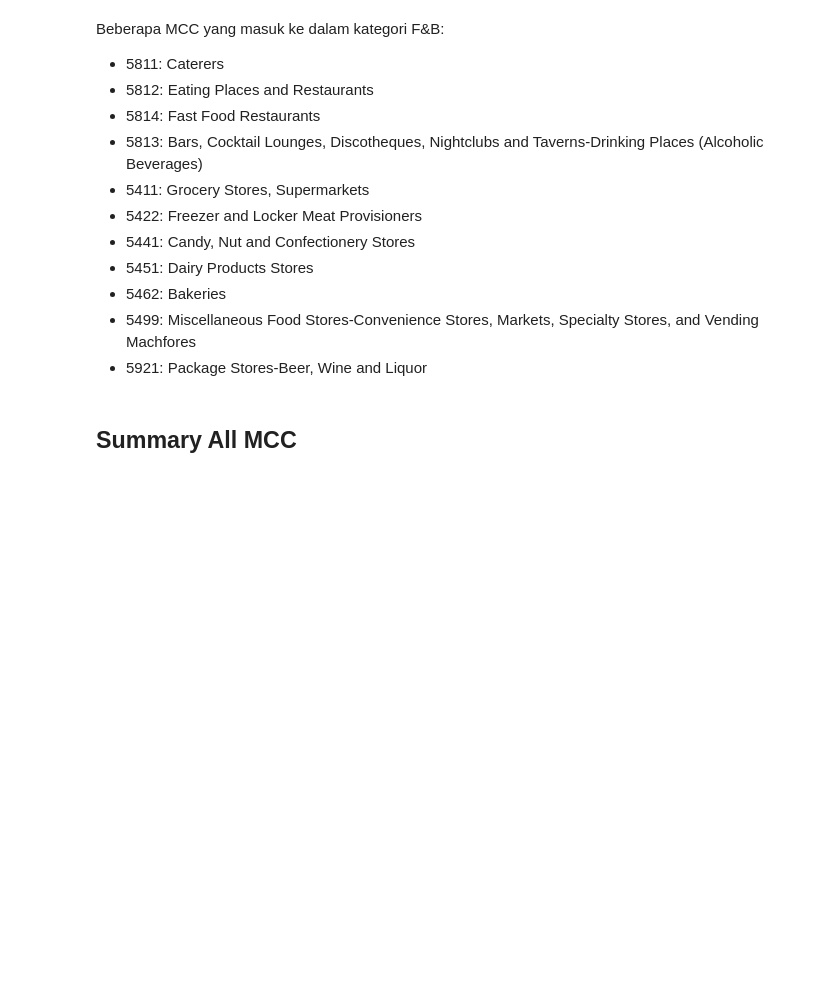
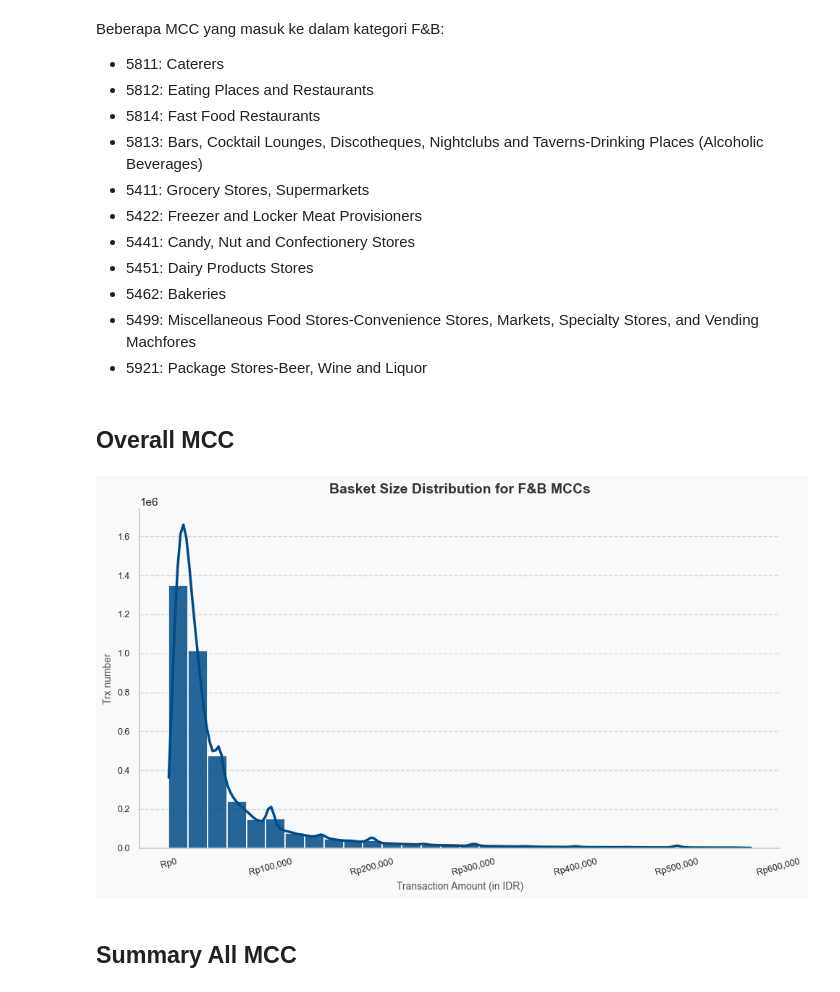
Before and after one commit to FakhriAl-farobi/qris-insight, a Jupyter notebook: F&B/abs.ipynb, the cells around one changed output. Saved outputs shown, nothing was run; the diff lists cells and outputs as text; code cells hidden in the pictures; blank space fills up the shorter version.

Commit message:
overall update

```diff
--- a/F&B/abs.ipynb
+++ b/F&B/abs.ipynb
@@ -50,3 +50,5 @@ with engine.connect() as connection:
     df = pd.DataFrame(result.fetchall(), columns=result.keys())
 # %%
 df['amount'] = df['amount'].astype(float)
+# %% [markdown]
+## Overall MCC
@@ -53,3 +58,36 @@ df['amount'] = df['amount'].astype(float)
+# %%
+q99 = df['amount'].quantile(0.99)
+df_subset = df[df['amount'] <= q99]
+
+fig, ax = plt.subplots(figsize=(10, 6))
+
+sns.histplot(
+    data=df_subset,
+    x="amount",
+    kde=True,
+    bins=30,
+    color='#004B87',
+    alpha=0.85,
+    edgecolor='white',
+    linewidth=1.2,
+    line_kws={'color': '#E35205', 'lw': 2.5},
+    ax=ax
+)
+
+ax.xaxis.set_major_formatter(FuncFormatter(format_rupiah))
+ax.set_title('Basket Size Distribution for F&B MCCs', fontsize=14, fontweight='bold', color="#333333", pad=15)
+ax.set_xlabel("Transaction Amount (in IDR)", fontsize=10, color="#555555")
+ax.set_ylabel("Trx number", fontsize=10, color="#555555")
+ax.tick_params(axis='x', rotation=15, labelsize=9)
+ax.tick_params(axis='y', labelsize=9)
+ax.grid(axis='y', linestyle='--', alpha=0.7)
+ax.grid(axis='x', visible=False)
+
+sns.despine()
+plt.tight_layout()
+plt.show()
+# %% [output]
+[figure, added]
 # %% [markdown]
 ## Summary All MCC
 # %%
```
Also changed, not shown: parts of 2 cells of this notebook.
